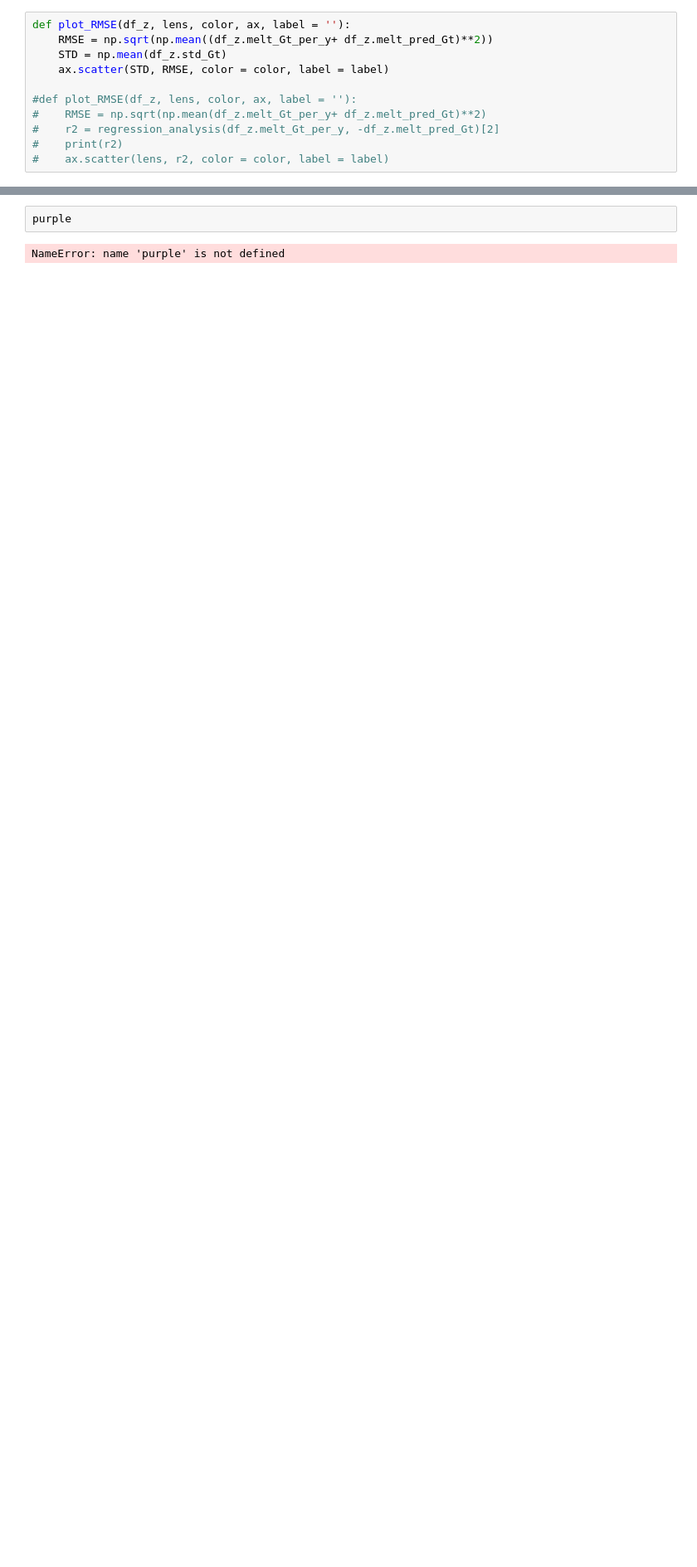
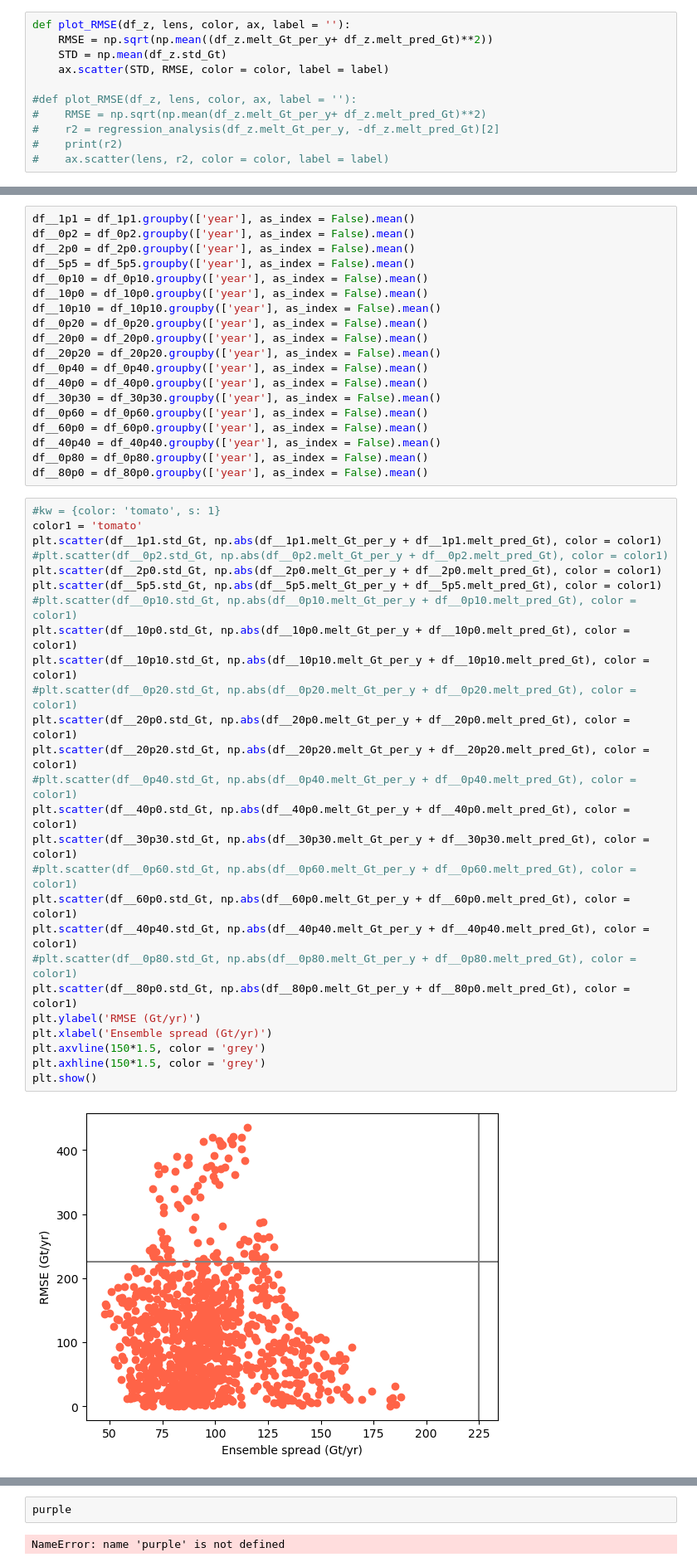
Before and after one commit to hockenden97/simpleNN_basal_melt, a Jupyter notebook: AIAI_scripts_notebooks/PAPER_FIGURES_attempt2.ipynb, the cells around one changed output, grey strips where cells are left out. Shown at 83% size. Drawn from its saved outputs; the diff is of its cells as text; blank space fills up the shorter version.

```diff
--- a/AIAI_scripts_notebooks/PAPER_FIGURES_attempt2.ipynb
+++ b/AIAI_scripts_notebooks/PAPER_FIGURES_attempt2.ipynb
@@ -277,0 +275,47 @@ def plot_RMSE(df_z, lens, color, ax, label = ''):
+# %%
+df__1p1 = df_1p1.groupby(['year'], as_index = False).mean()
+df__0p2 = df_0p2.groupby(['year'], as_index = False).mean()
+df__2p0 = df_2p0.groupby(['year'], as_index = False).mean()
+df__5p5 = df_5p5.groupby(['year'], as_index = False).mean()
+df__0p10 = df_0p10.groupby(['year'], as_index = False).mean()
+df__10p0 = df_10p0.groupby(['year'], as_index = False).mean()
+df__10p10 = df_10p10.groupby(['year'], as_index = False).mean()
+df__0p20 = df_0p20.groupby(['year'], as_index = False).mean()
+df__20p0 = df_20p0.groupby(['year'], as_index = False).mean()
+df__20p20 = df_20p20.groupby(['year'], as_index = False).mean()
+df__0p40 = df_0p40.groupby(['year'], as_index = False).mean()
+df__40p0 = df_40p0.groupby(['year'], as_index = False).mean()
+df__30p30 = df_30p30.groupby(['year'], as_index = False).mean()
+df__0p60 = df_0p60.groupby(['year'], as_index = False).mean()
+df__60p0 = df_60p0.groupby(['year'], as_index = False).mean()
+df__40p40 = df_40p40.groupby(['year'], as_index = False).mean()
+df__0p80 = df_0p80.groupby(['year'], as_index = False).mean()
+df__80p0 = df_80p0.groupby(['year'], as_index = False).mean()
+# %%
+#kw = {color: 'tomato', s: 1}
+color1 = 'tomato'
+plt.scatter(df__1p1.std_Gt, np.abs(df__1p1.melt_Gt_per_y + df__1p1.melt_pred_Gt), color = color1)
+#plt.scatter(df__0p2.std_Gt, np.abs(df__0p2.melt_Gt_per_y + df__0p2.melt_pred_Gt), color = color1)
+plt.scatter(df__2p0.std_Gt, np.abs(df__2p0.melt_Gt_per_y + df__2p0.melt_pred_Gt), color = color1)
+plt.scatter(df__5p5.std_Gt, np.abs(df__5p5.melt_Gt_per_y + df__5p5.melt_pred_Gt), color = color1)
+#plt.scatter(df__0p10.std_Gt, np.abs(df__0p10.melt_Gt_per_y + df__0p10.melt_pred_Gt), color = color1)
+plt.scatter(df__10p0.std_Gt, np.abs(df__10p0.melt_Gt_per_y + df__10p0.melt_pred_Gt), color = color1)
+plt.scatter(df__10p10.std_Gt, np.abs(df__10p10.melt_Gt_per_y + df__10p10.melt_pred_Gt), color = color1)
+#plt.scatter(df__0p20.std_Gt, np.abs(df__0p20.melt_Gt_per_y + df__0p20.melt_pred_Gt), color = color1)
+plt.scatter(df__20p0.std_Gt, np.abs(df__20p0.melt_Gt_per_y + df__20p0.melt_pred_Gt), color = color1)
+plt.scatter(df__20p20.std_Gt, np.abs(df__20p20.melt_Gt_per_y + df__20p20.melt_pred_Gt), color = color1)
+#plt.scatter(df__0p40.std_Gt, np.abs(df__0p40.melt_Gt_per_y + df__0p40.melt_pred_Gt), color = color1)
+plt.scatter(df__40p0.std_Gt, np.abs(df__40p0.melt_Gt_per_y + df__40p0.melt_pred_Gt), color = color1)
+plt.scatter(df__30p30.std_Gt, np.abs(df__30p30.melt_Gt_per_y + df__30p30.melt_pred_Gt), color = color1)
+#plt.scatter(df__0p60.std_Gt, np.abs(df__0p60.melt_Gt_per_y + df__0p60.melt_pred_Gt), color = color1)
+plt.scatter(df__60p0.std_Gt, np.abs(df__60p0.melt_Gt_per_y + df__60p0.melt_pred_Gt), color = color1)
+plt.scatter(df__40p40.std_Gt, np.abs(df__40p40.melt_Gt_per_y + df__40p40.melt_pred_Gt), color = color1)
+#plt.scatter(df__0p80.std_Gt, np.abs(df__0p80.melt_Gt_per_y + df__0p80.melt_pred_Gt), color = color1)
+plt.scatter(df__80p0.std_Gt, np.abs(df__80p0.melt_Gt_per_y + df__80p0.melt_pred_Gt), color = color1)
+plt.ylabel('RMSE (Gt/yr)')
+plt.xlabel('Ensemble spread (Gt/yr)')
+plt.axvline(150*1.5, color = 'grey')
+plt.axhline(150*1.5, color = 'grey')
+plt.show()
+# %% [output]
+[figure, added]
```
Also changed, not shown: parts of 14 cells of this notebook, 7 other files.
